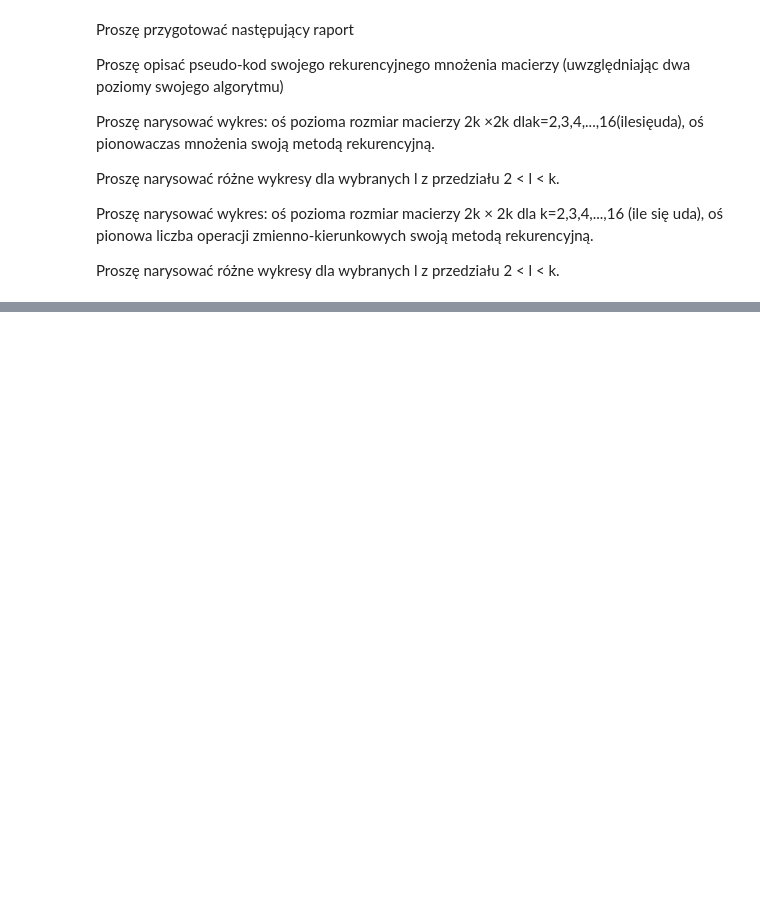
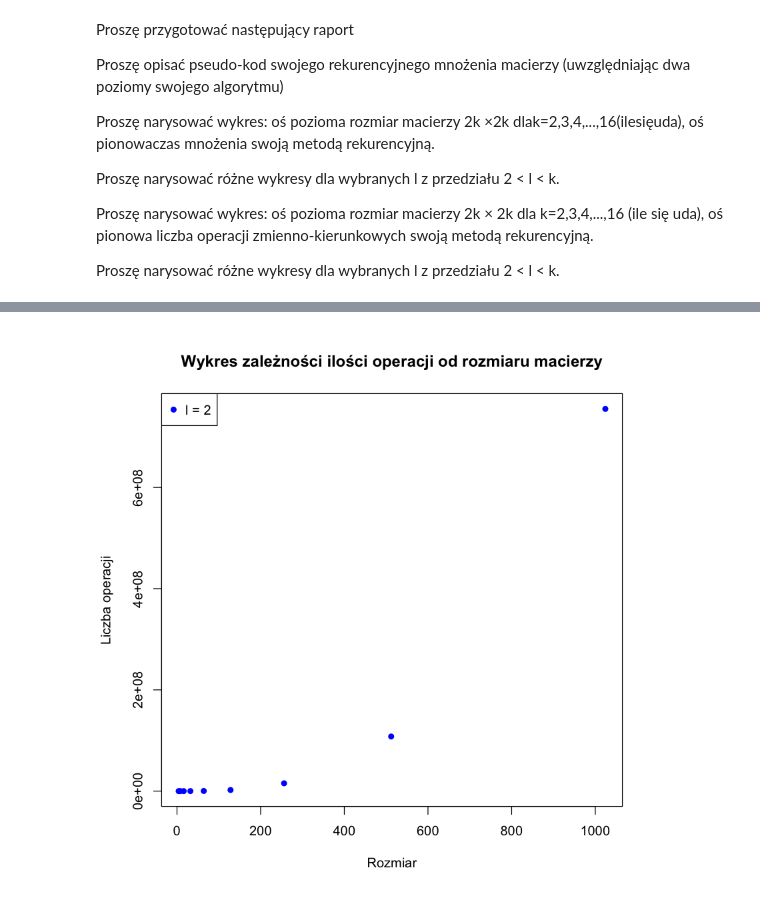
Before and after one commit to ewazukowska/RMiSW, a Jupyter notebook: Program1-R.ipynb, the cells around one changed output, grey strips where cells are left out. Drawn from its saved outputs; the diff is of its cells as text; code cells hidden in the pictures; blank space fills up the shorter version.

Commit message:
plots

```diff
--- a/Program1-R.ipynb
+++ b/Program1-R.ipynb
@@ -167,0 +155,10 @@ Proszę narysować różne wykresy dla wybranych l z przedziału 2 < l < k.
+# %%
+multiplication <- function(k, l) {
+    nrow <- 2^k
+    ncol <- 2^k
+    A <- matrix(sample(0:9, nrow * ncol, replace = TRUE), nrow)
+    B <- matrix(sample(0:9, nrow * ncol, replace = TRUE), nrow)
+
+    result <- strassen_multiplication(A, B, l)
+    return(result)
+}
@@ -167,0 +170,12 @@ Proszę narysować różne wykresy dla wybranych l z przedziału 2 < l < k.
+# %%
+y_1 <- c()
+y_2 <- c()
+x <- c()
+
+for (i in 2:10) {
+    x <- c(x, 2^i)
+    y_1 <- c(y_1, multiplication(i, 2)[[2]])
+    y_2 <- c(y_2, system.time(multiplication(i, 2))[3])
+}
+# %%
+df <- data.frame(size = x, flops = y_1, time = y_2)
@@ -167,0 +195,10 @@ Proszę narysować różne wykresy dla wybranych l z przedziału 2 < l < k.
+# %%
+plot(df$size, df$flops,
+     main = "Wykres zależności ilości operacji od rozmiaru macierzy",
+     xlab = "Rozmiar",
+     ylab = "Liczba operacji",
+     pch = 16,  # Styl punktów
+     col = "blue",  # Kolor punktów
+)
+legend("topleft", legend = "l = 2", col = "blue", pch = 16)
+# %% [output]
@@ -167,0 +212 @@ Proszę narysować różne wykresy dla wybranych l z przedziału 2 < l < k.
+[figure, added]
```
Also changed, not shown: parts of 8 cells of this notebook.
